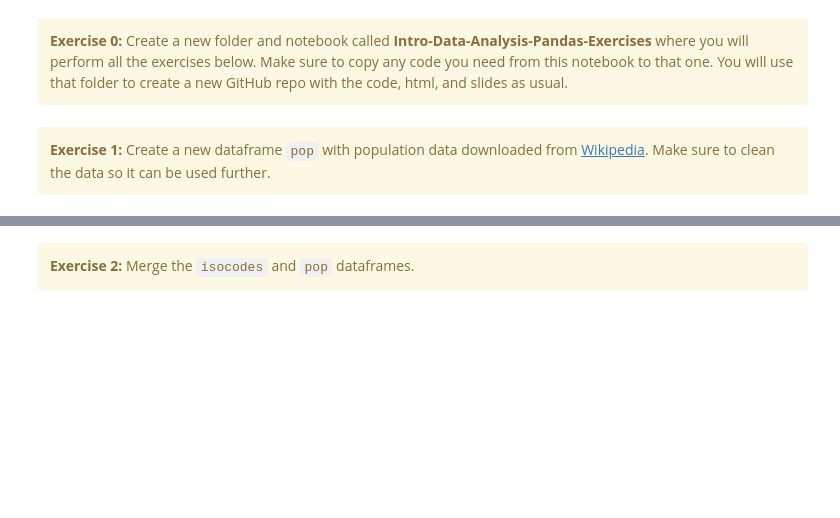
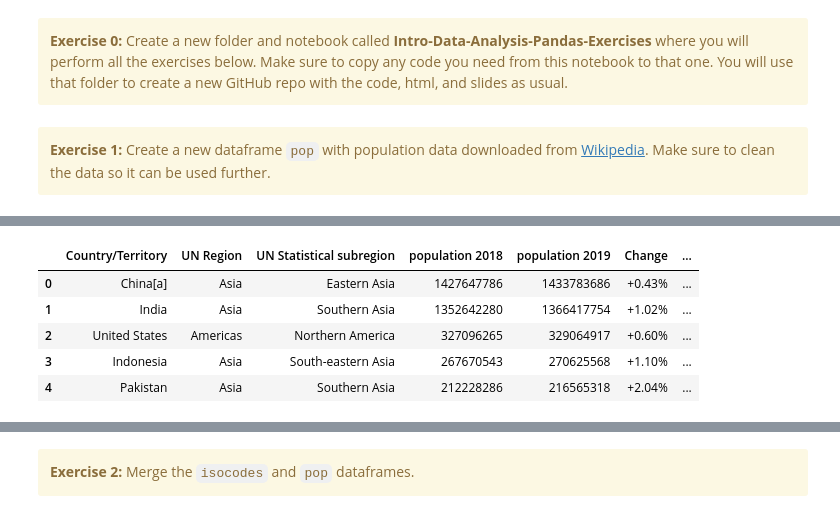
Before and after one commit to GavinM13/EconGrowthUG-Notebooks, a Jupyter notebook: Intro-Data-Analysis-Pandas.ipynb, the cells around one changed output, grey strips where cells are left out. Drawn from its saved outputs; the diff is of its cells as text; code cells hidden in the pictures; blank space fills up the shorter version.

```diff
--- a/Intro-Data-Analysis-Pandas.ipynb
+++ b/Intro-Data-Analysis-Pandas.ipynb
@@ -967,0 +1010,12 @@ df
+# %%
+pop['country_name'] = pop['Country/Territory']
+pop.loc[pop['Country/Territory'].str.find('[')!=-1, 'country_name'] = pop.loc[pop['Country/Territory'].str.find('[')!=-1, 'Country/Territory'].apply(lambda x: x[:x.find('[')])
+pop.loc[pop['Country/Territory'].str.find('(')!=-1, 'country_name'] = pop.loc[pop['Country/Territory'].str.find('(')!=-1, 'Country/Territory'].apply(lambda x: x[:x.find('(')])
+pop.head()
+# %% [output]
+|  | Country/Territory | UN Region | UN Statistical subregion | population 2018 | population 2019 | Change | ... |
+| 0 | China[a] | Asia | Eastern Asia | 1427647786 | 1433783686 | +0.43% | ... |
+| 1 | India | Asia | Southern Asia | 1352642280 | 1366417754 | +1.02% | ... |
+| 2 | United States | Americas | Northern America | 327096265 | 329064917 | +0.60% | ... |
+| 3 | Indonesia | Asia | South-eastern Asia | 267670543 | 270625568 | +1.10% | ... |
+| 4 | Pakistan | Asia | Southern Asia | 212228286 | 216565318 | +2.04% | ... |
```
Also changed, not shown: parts of 7 cells of this notebook.
